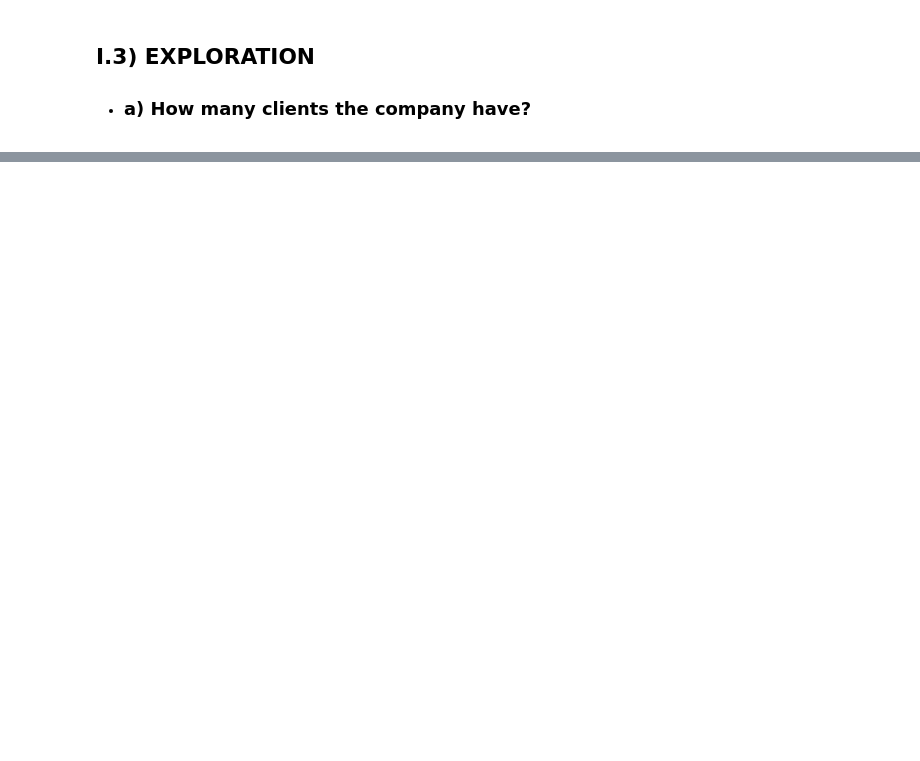
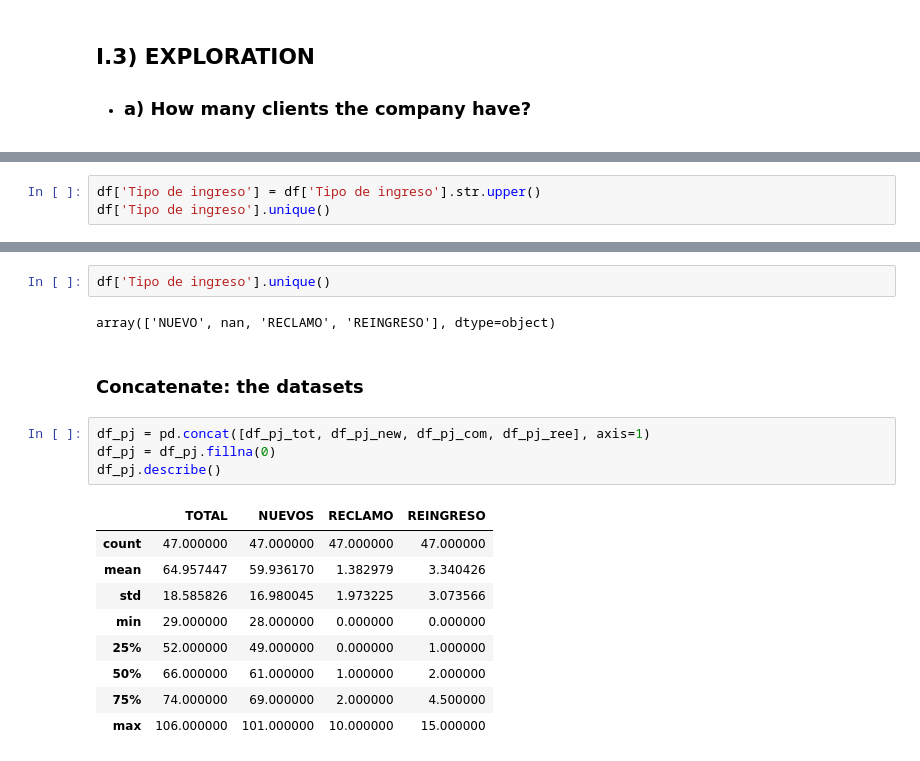
Before and after one commit to AutoMataX/ARG001_MechanicalWorkshop, a Jupyter notebook: EDA.ipynb, the cells around one changed output, grey strips where cells are left out. Saved outputs shown, nothing was run; the diff lists cells and outputs as text; blank space fills up the shorter version.

```diff
--- a/EDA.ipynb
+++ b/EDA.ipynb
@@ -143,0 +109,3 @@ test
+# %%
+df['Tipo de ingreso'] = df['Tipo de ingreso'].str.upper()
+df['Tipo de ingreso'].unique()
@@ -143,0 +136,20 @@ test
+# %%
+df['Tipo de ingreso'].unique()
+# %% [output]
+array(['NUEVO', nan, 'RECLAMO', 'REINGRESO'], dtype=object)
+# %% [markdown]
+### Concatenate: the datasets
+# %%
+df_pj = pd.concat([df_pj_tot, df_pj_new, df_pj_com, df_pj_ree], axis=1)
+df_pj = df_pj.fillna(0)
+df_pj.describe()
+# %% [output]
+|  | TOTAL | NUEVOS | RECLAMO | REINGRESO |
+| count | 47.000000 | 47.000000 | 47.000000 | 47.000000 |
+| mean | 64.957447 | 59.936170 | 1.382979 | 3.340426 |
+| std | 18.585826 | 16.980045 | 1.973225 | 3.073566 |
+| min | 29.000000 | 28.000000 | 0.000000 | 0.000000 |
+| 25% | 52.000000 | 49.000000 | 0.000000 | 1.000000 |
+| 50% | 66.000000 | 61.000000 | 1.000000 | 2.000000 |
+| 75% | 74.000000 | 69.000000 | 2.000000 | 4.500000 |
+| max | 106.000000 | 101.000000 | 10.000000 | 15.000000 |
```
Also changed, not shown: parts of 17 cells of this notebook, 1 other file.
